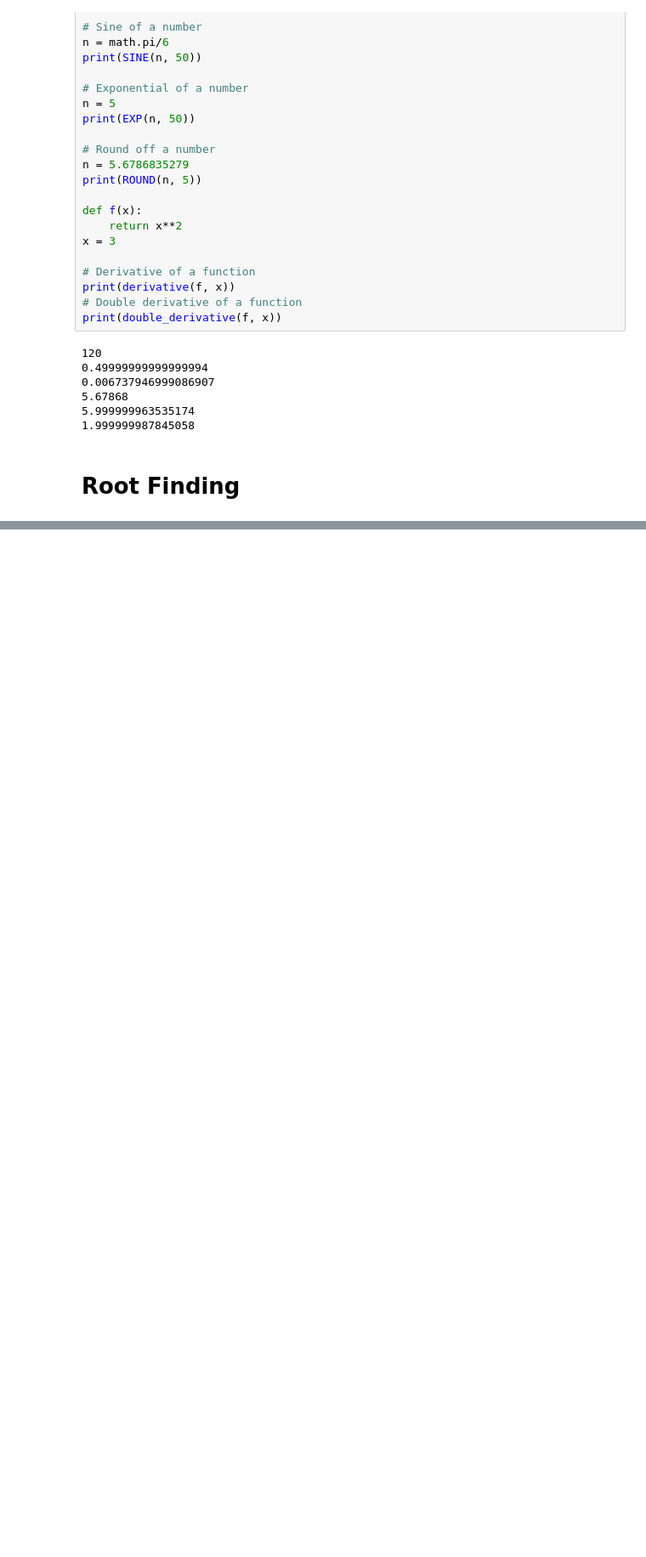
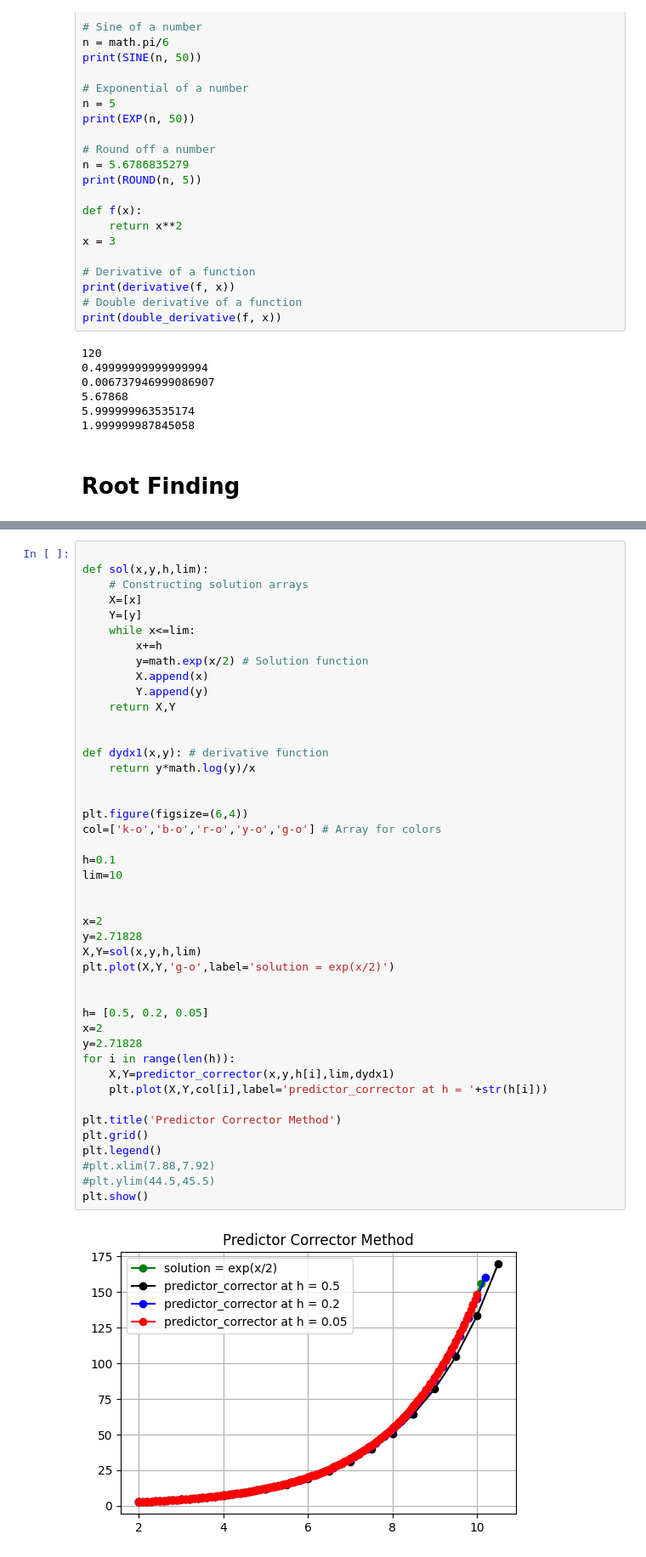
Before and after one commit to chandan-kumarsahu/P452-Computational-Physics, a Jupyter notebook: Midsem/tests.ipynb, the cells around one changed output, grey strips where cells are left out. Shown at 85% size. Cells and saved outputs as stored; diff of their text form; blank space fills up the shorter version.

```diff
--- a/Midsem/tests.ipynb
+++ b/Midsem/tests.ipynb
@@ -112,0 +232,46 @@ Nearest root of the given function for the given value of x = 2 is = -0.73908513
+# %%
+
+def sol(x,y,h,lim):
+    # Constructing solution arrays
+    X=[x]
+    Y=[y]
+    while x<=lim:
+        x+=h
+        y=math.exp(x/2) # Solution function
+        X.append(x)
+        Y.append(y)
+    return X,Y
+
+
+def dydx1(x,y): # derivative function
+    return y*math.log(y)/x
+
+
+plt.figure(figsize=(6,4))
+col=['k-o','b-o','r-o','y-o','g-o'] # Array for colors
+
+h=0.1
+lim=10
+
+
+x=2
+y=2.71828
+X,Y=sol(x,y,h,lim)
+plt.plot(X,Y,'g-o',label='solution = exp(x/2)')
+
+
+h= [0.5, 0.2, 0.05]
+x=2
+y=2.71828
+for i in range(len(h)):
+    X,Y=predictor_corrector(x,y,h[i],lim,dydx1)
+    plt.plot(X,Y,col[i],label='predictor_corrector at h = '+str(h[i]))
+
+plt.title('Predictor Corrector Method')
+plt.grid()
+plt.legend()
+#plt.xlim(7.88,7.92)
+#plt.ylim(44.5,45.5)
+plt.show()
+# %% [output]
+[figure, added]
```
Also changed, not shown: parts of 9 cells of this notebook, 3 other files.
